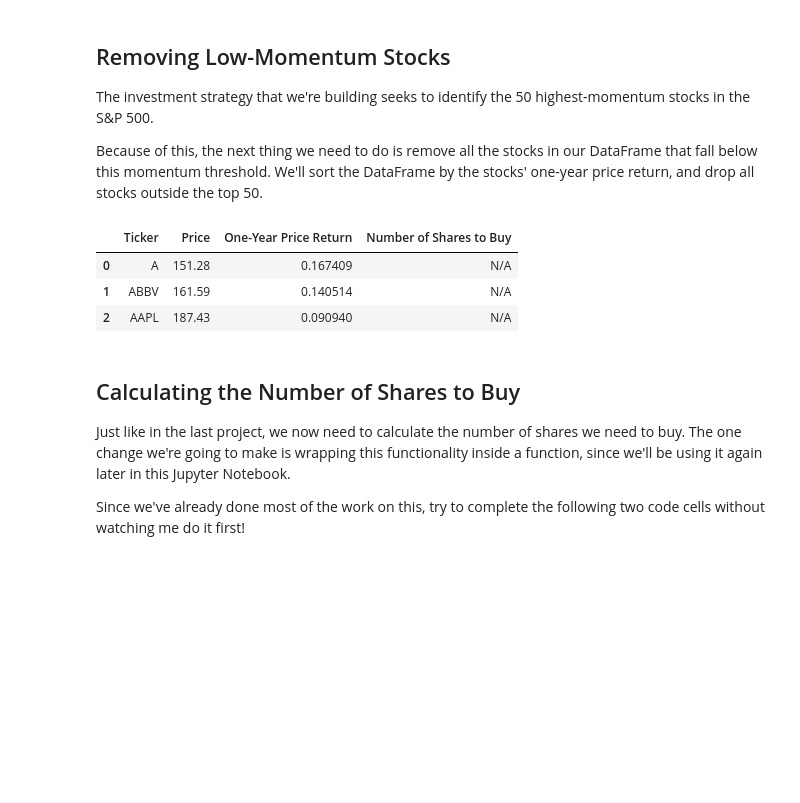
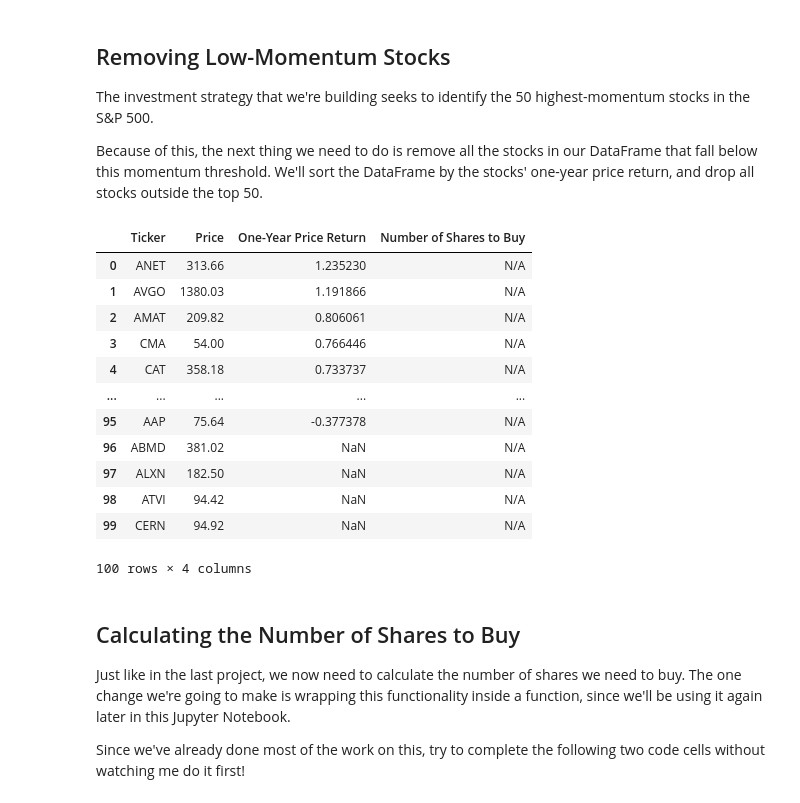
Before and after one commit to AryanKoundal/Major-Project-Sem-8, a Jupyter notebook: 02_performing_stocks/finished_files/002_quantitative_momentum_strategy.ipynb, the cells around one changed output. Cells and saved outputs as stored; diff of their text form; code cells hidden in the pictures; blank space fills up the shorter version.

```diff
--- a/02_performing_stocks/finished_files/002_quantitative_momentum_strategy.ipynb
+++ b/02_performing_stocks/finished_files/002_quantitative_momentum_strategy.ipynb
@@ -75,7 +77,7 @@ Using the same logic that we outlined above, we can pull data for all S&P 500 st
 # %%
 my_columns = ['Ticker', 'Price', 'One-Year Price Return', 'Number of Shares to Buy']
 final_dataframe = pd.DataFrame(columns = my_columns)
-for symbol in stocks['Ticker'][:5]:
+for symbol in stocks['Ticker'][:100]:
     # print(symbol)
     batch_api_call_url = f'https://api.iex.cloud/v1/data/core/QUOTE,ADVANCED_STATS/{symbol}?token={IEX_CLOUD_API_TOKEN}'
     outer_data = requests.get(batch_api_call_url).json()
@@ -165,14 +174,23 @@ The investment strategy that we're building seeks to identify the 50 highest-mom
 Because of this, the next thing we need to do is remove all the stocks in our DataFrame that fall below this momentum threshold. We'll sort the DataFrame by the stocks' one-year price return, and drop all stocks outside the top 50.
 # %%
 final_dataframe.sort_values('One-Year Price Return', ascending = False, inplace = True)
-final_dataframe = final_dataframe[:3]
+final_dataframe = final_dataframe[:100]
 final_dataframe.reset_index(drop = True, inplace = True)
 final_dataframe
 # %% [output]
 |  | Ticker | Price | One-Year Price Return | Number of Shares to Buy |
-| 0 | A | 151.28 | 0.167409 | N/A |
-| 1 | ABBV | 161.59 | 0.140514 | N/A |
-| 2 | AAPL | 187.43 | 0.090940 | N/A |
+| 0 | ANET | 313.66 | 1.235230 | N/A |
+| 1 | AVGO | 1380.03 | 1.191866 | N/A |
+| 2 | AMAT | 209.82 | 0.806061 | N/A |
+| 3 | CMA | 54.00 | 0.766446 | N/A |
+| 4 | CAT | 358.18 | 0.733737 | N/A |
+| ... | ... | ... | ... | ... |
+| 95 | AAP | 75.64 | -0.377378 | N/A |
+| 96 | ABMD | 381.02 | NaN | N/A |
+| 97 | ALXN | 182.50 | NaN | N/A |
+| 98 | ATVI | 94.42 | NaN | N/A |
+| 99 | CERN | 94.92 | NaN | N/A |
+100 rows × 4 columns
 # %% [markdown]
 ## Calculating the Number of Shares to Buy
 
```
Also changed, not shown: parts of 20 cells of this notebook, 4 other files.
